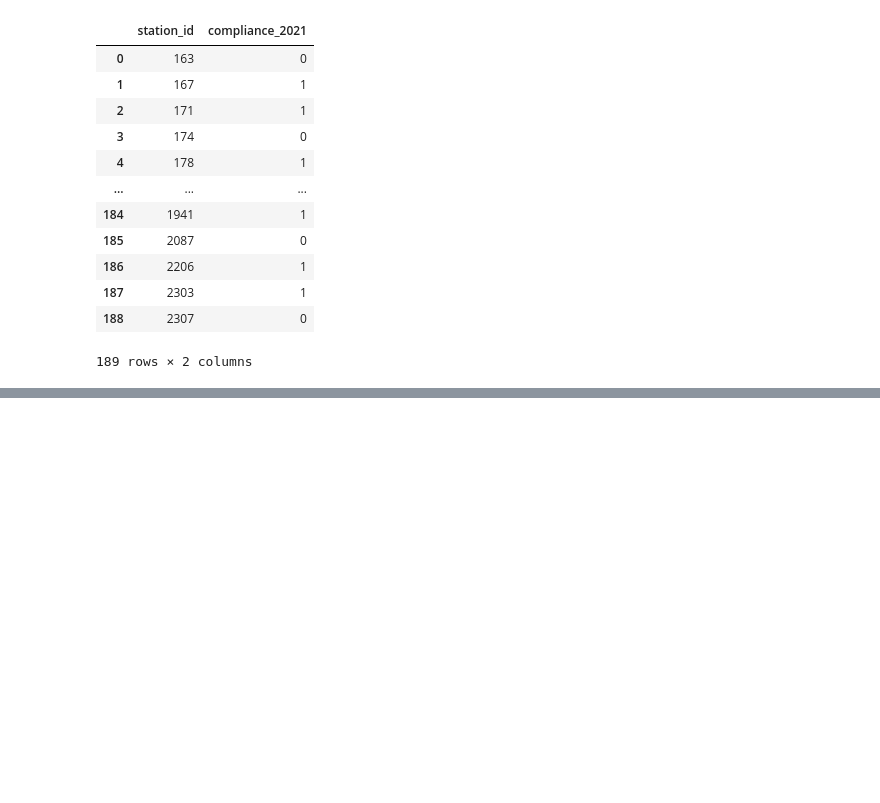
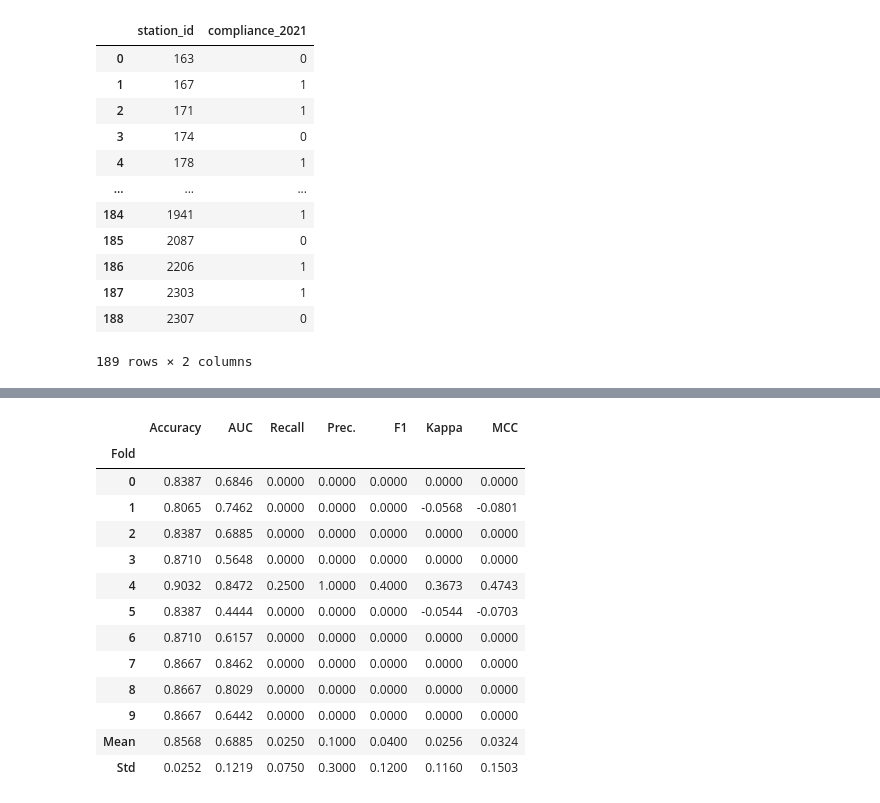
Before and after one commit to katesedykh/ML2022-Drinking-Water-Quality, a Jupyter notebook: drinking-water-quality.ipynb, the cells around one changed output, grey strips where cells are left out. Cells and saved outputs as stored; diff of their text form; code cells hidden in the pictures; blank space fills up the shorter version.

```diff
--- a/drinking-water-quality.ipynb
+++ b/drinking-water-quality.ipynb
@@ -204,0 +258,17 @@ submission_dt.to_csv('dt_submission.csv',index=False)
+# %%
+rf = create_model('rf')
+# %% [output]
+|  | Accuracy | AUC | Recall | Prec. | F1 | Kappa | MCC |
+| Fold |  |  |  |  |  |  |  |
+| 0 | 0.8387 | 0.6846 | 0.0000 | 0.0000 | 0.0000 | 0.0000 | 0.0000 |
+| 1 | 0.8065 | 0.7462 | 0.0000 | 0.0000 | 0.0000 | -0.0568 | -0.0801 |
+| 2 | 0.8387 | 0.6885 | 0.0000 | 0.0000 | 0.0000 | 0.0000 | 0.0000 |
+| 3 | 0.8710 | 0.5648 | 0.0000 | 0.0000 | 0.0000 | 0.0000 | 0.0000 |
+| 4 | 0.9032 | 0.8472 | 0.2500 | 1.0000 | 0.4000 | 0.3673 | 0.4743 |
+| 5 | 0.8387 | 0.4444 | 0.0000 | 0.0000 | 0.0000 | -0.0544 | -0.0703 |
+| 6 | 0.8710 | 0.6157 | 0.0000 | 0.0000 | 0.0000 | 0.0000 | 0.0000 |
+| 7 | 0.8667 | 0.8462 | 0.0000 | 0.0000 | 0.0000 | 0.0000 | 0.0000 |
+| 8 | 0.8667 | 0.8029 | 0.0000 | 0.0000 | 0.0000 | 0.0000 | 0.0000 |
+| 9 | 0.8667 | 0.6442 | 0.0000 | 0.0000 | 0.0000 | 0.0000 | 0.0000 |
+| Mean | 0.8568 | 0.6885 | 0.0250 | 0.1000 | 0.0400 | 0.0256 | 0.0324 |
+| Std | 0.0252 | 0.1219 | 0.0750 | 0.3000 | 0.1200 | 0.1160 | 0.1503 |
```
Also changed, not shown: parts of 6 cells of this notebook.
